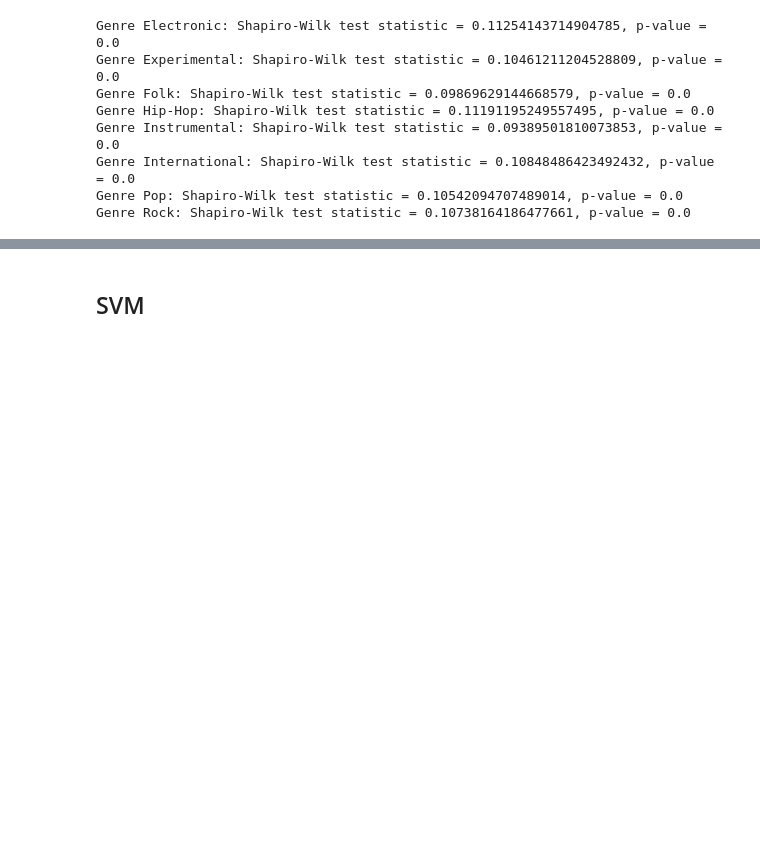
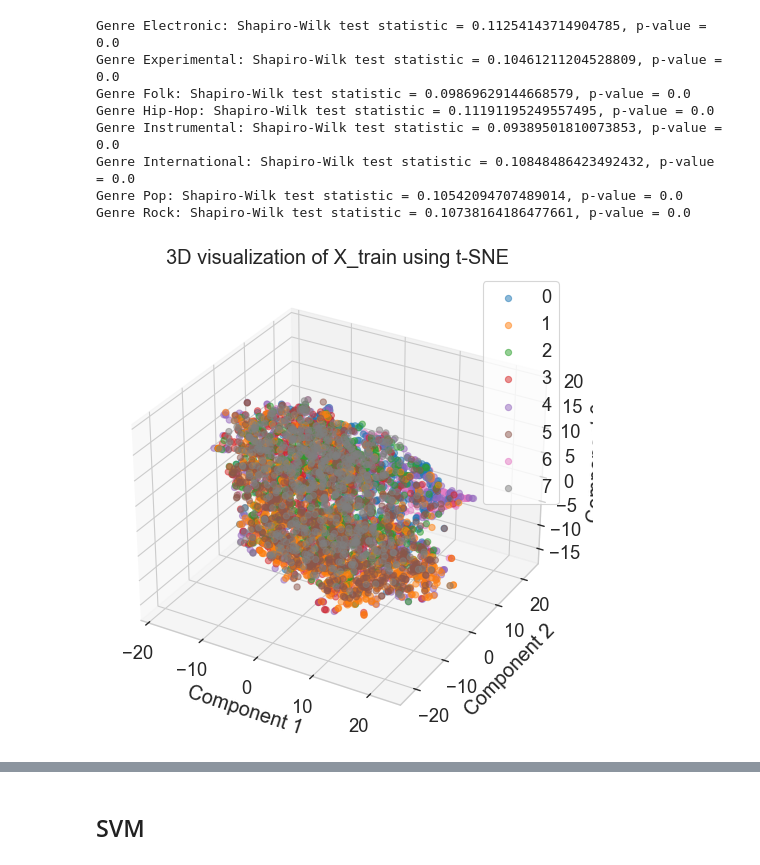
Before and after one commit to Daniel-Lin-S/SML_practical, a Jupyter notebook: AssessedPracticalSamplePythonCode.ipynb, the cells around one changed output, grey strips where cells are left out. Drawn from its saved outputs; the diff is of its cells as text; code cells hidden in the pictures; blank space fills up the shorter version.

```diff
--- a/AssessedPracticalSamplePythonCode.ipynb
+++ b/AssessedPracticalSamplePythonCode.ipynb
@@ -144,3 +144,37 @@ Genre Instrumental: Shapiro-Wilk test statistic = 0.09389501810073853, p-value =
 Genre International: Shapiro-Wilk test statistic = 0.10848486423492432, p-value = 0.0
 Genre Pop: Shapiro-Wilk test statistic = 0.10542094707489014, p-value = 0.0
 Genre Rock: Shapiro-Wilk test statistic = 0.10738164186477661, p-value = 0.0
+# %%
+### Plot TSNE to visualise the classes ###
+from sklearn.preprocessing import StandardScaler
+from sklearn.discriminant_analysis import LinearDiscriminantAnalysis
+from sklearn.manifold import TSNE
+
+scaler = StandardScaler()
+X_scaled = scaler.fit_transform(X)
+
+# LDA to reduce dimensions
+LDA_model = LinearDiscriminantAnalysis()
+LDA_model.fit(X, y)
+X_LDA = LDA_model.transform(X_scaled)
+
+# perform TSNE to embed to 3-dimensional manifold
+X_embedded = TSNE(n_components=3, random_state=42).fit_transform(X_LDA)
+fig = plt.figure(figsize=(10, 6))
+ax = fig.add_subplot(111, projection='3d')
+
+# Create a scatter plot, coloring the points based on y labels
+for label in np.unique(y):
+    # Find points with this label
+    indices = np.where(y == label)
+    # Plot these points with a label
+    ax.scatter(X_embedded[indices, 0], X_embedded[indices, 1], X_embedded[indices, 2], label=label, alpha=0.5)
+
+ax.legend()
+ax.set_title('3D visualization of X_train using t-SNE')
+ax.set_xlabel('Component 1')
+ax.set_ylabel('Component 2')
+ax.set_zlabel('Component 3')
+plt.savefig('figures/tsne.png', dpi=300)
+# %% [output]
+[figure, added]
```
Also changed, not shown: parts of 7 cells of this notebook, 2 other files.
